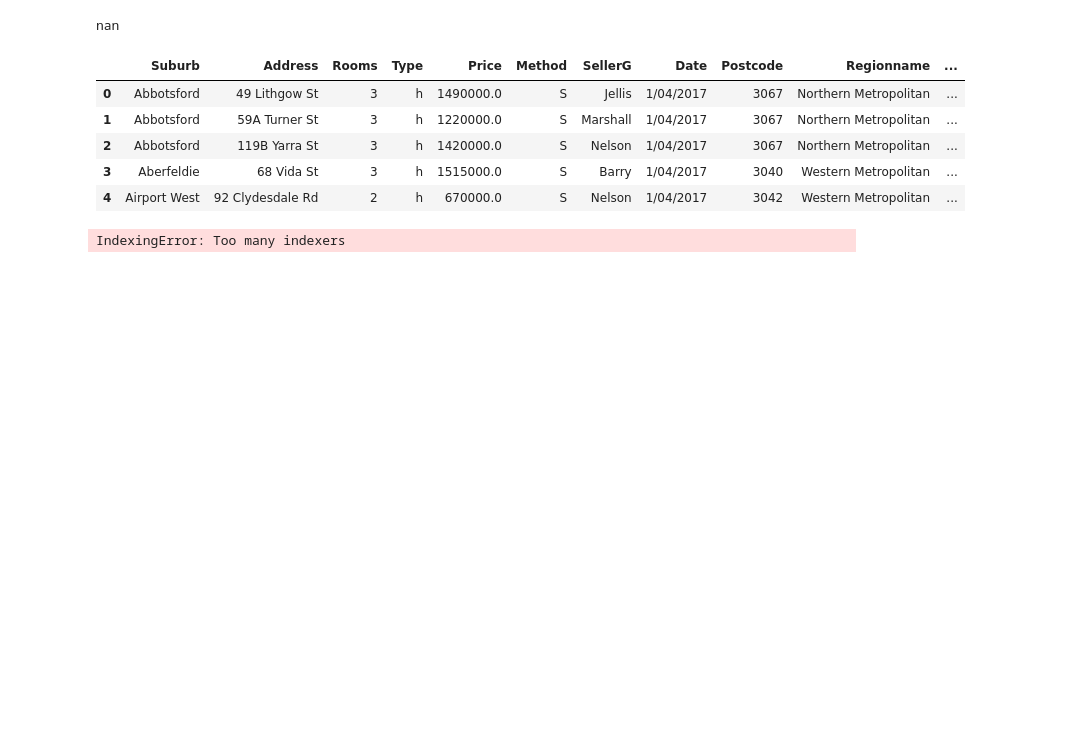
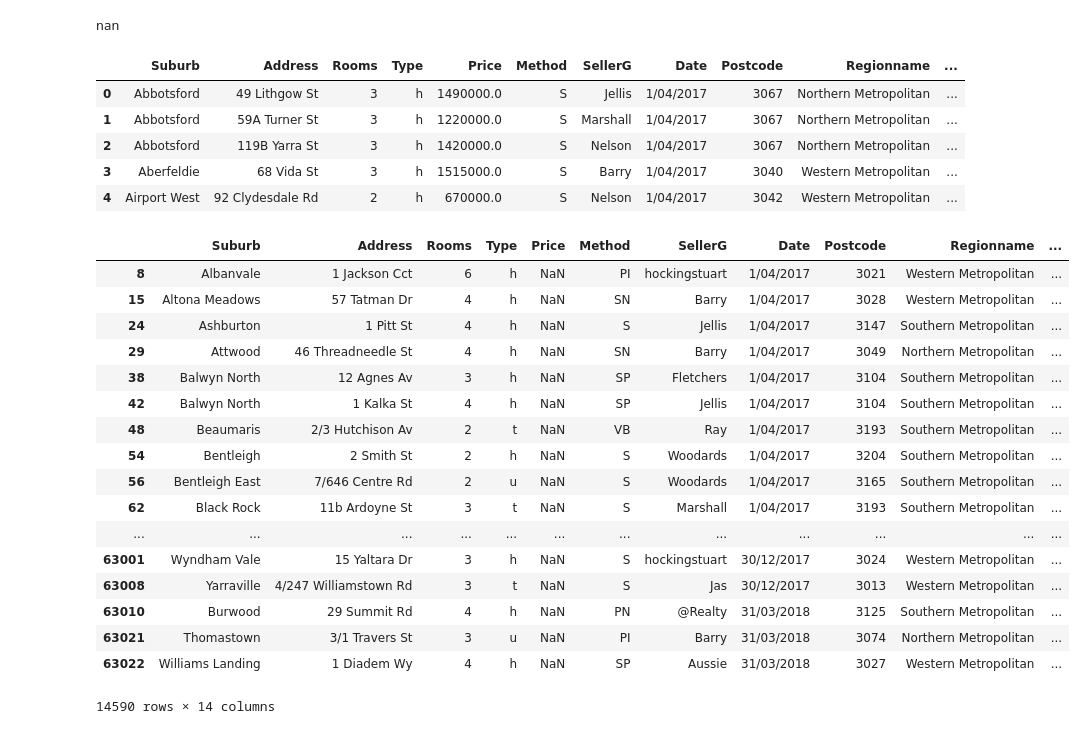
Before and after one commit to PL97/ML, a Jupyter notebook: ML/missing.ipynb, the cells around one changed output. Cells and saved outputs as stored; diff of their text form; code cells hidden in the pictures; blank space fills up the shorter version.

```diff
--- a/Untitled Folder/Untitled.ipynb
+++ b/ML/missing.ipynb
@@ -108,6 +108,23 @@ data.head()
 | 3 | Aberfeldie | 68 Vida St | 3 | h | 1515000.0 | S | Barry | 1/04/2017 | 3040 | Western Metropolitan | ... |
 | 4 | Airport West | 92 Clydesdale Rd | 2 | h | 670000.0 | S | Nelson | 1/04/2017 | 3042 | Western Metropolitan | ... |
 # %%
-data.iloc[missing_line, :]
+data.iloc[missing_line[0], :]
 # %% [output]
+|  | Suburb | Address | Rooms | Type | Price | Method | SellerG | Date | Postcode | Regionname | ... |
+| 8 | Albanvale | 1 Jackson Cct | 6 | h | NaN | PI | hockingstuart | 1/04/2017 | 3021 | Western Metropolitan | ... |
+| 15 | Altona Meadows | 57 Tatman Dr | 4 | h | NaN | SN | Barry | 1/04/2017 | 3028 | Western Metropolitan | ... |
+| 24 | Ashburton | 1 Pitt St | 4 | h | NaN | S | Jellis | 1/04/2017 | 3147 | Southern Metropolitan | ... |
+| 29 | Attwood | 46 Threadneedle St | 4 | h | NaN | SN | Barry | 1/04/2017 | 3049 | Northern Metropolitan | ... |
+| 38 | Balwyn North | 12 Agnes Av | 3 | h | NaN | SP | Fletchers | 1/04/2017 | 3104 | Southern Metropolitan | ... |
+| 42 | Balwyn North | 1 Kalka St | 4 | h | NaN | SP | Jellis | 1/04/2017 | 3104 | Southern Metropolitan | ... |
+| 48 | Beaumaris | 2/3 Hutchison Av | 2 | t | NaN | VB | Ray | 1/04/2017 | 3193 | Southern Metropolitan | ... |
+| 54 | Bentleigh | 2 Smith St | 2 | h | NaN | S | Woodards | 1/04/2017 | 3204 | Southern Metropolitan | ... |
+| 56 | Bentleigh East | 7/646 Centre Rd | 2 | u | NaN | S | Woodards | 1/04/2017 | 3165 | Southern Metropolitan | ... |
+| 62 | Black Rock | 11b Ardoyne St | 3 | t | NaN | S | Marshall | 1/04/2017 | 3193 | Southern Metropolitan | ... |
+| ... | ... | ... | ... | ... | ... | ... | ... | ... | ... | ... | ... |
+| 63001 | Wyndham Vale | 15 Yaltara Dr | 3 | h | NaN | S | hockingstuart | 30/12/2017 | 3024 | Western Metropolitan | ... |
+| 63008 | Yarraville | 4/247 Williamstown Rd | 3 | t | NaN | S | Jas | 30/12/2017 | 3013 | Western Metropolitan | ... |
+| 63010 | Burwood | 29 Summit Rd | 4 | h | NaN | PN | @Realty | 31/03/2018 | 3125 | Southern Metropolitan | ... |
+| 63021 | Thomastown | 3/1 Travers St | 3 | u | NaN | PI | Barry | 31/03/2018 | 3074 | Northern Metropolitan | ... |
+| 63022 | Williams Landing | 1 Diadem Wy | 4 | h | NaN | SP | Aussie | 31/03/2018 | 3027 | Western Metropolitan | ... |
-IndexingError: Too many indexers
+14590 rows × 14 columns
```
Also changed, not shown: 4 other files.
